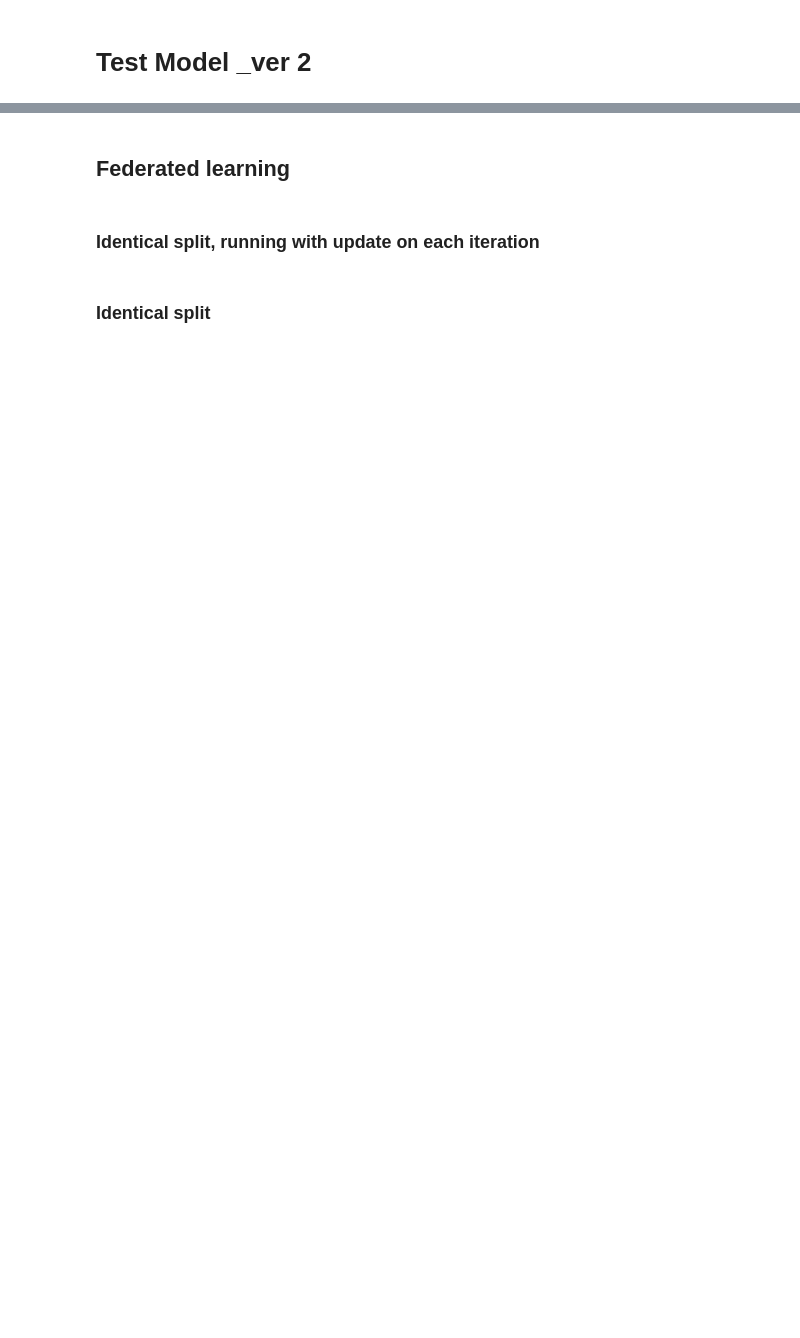
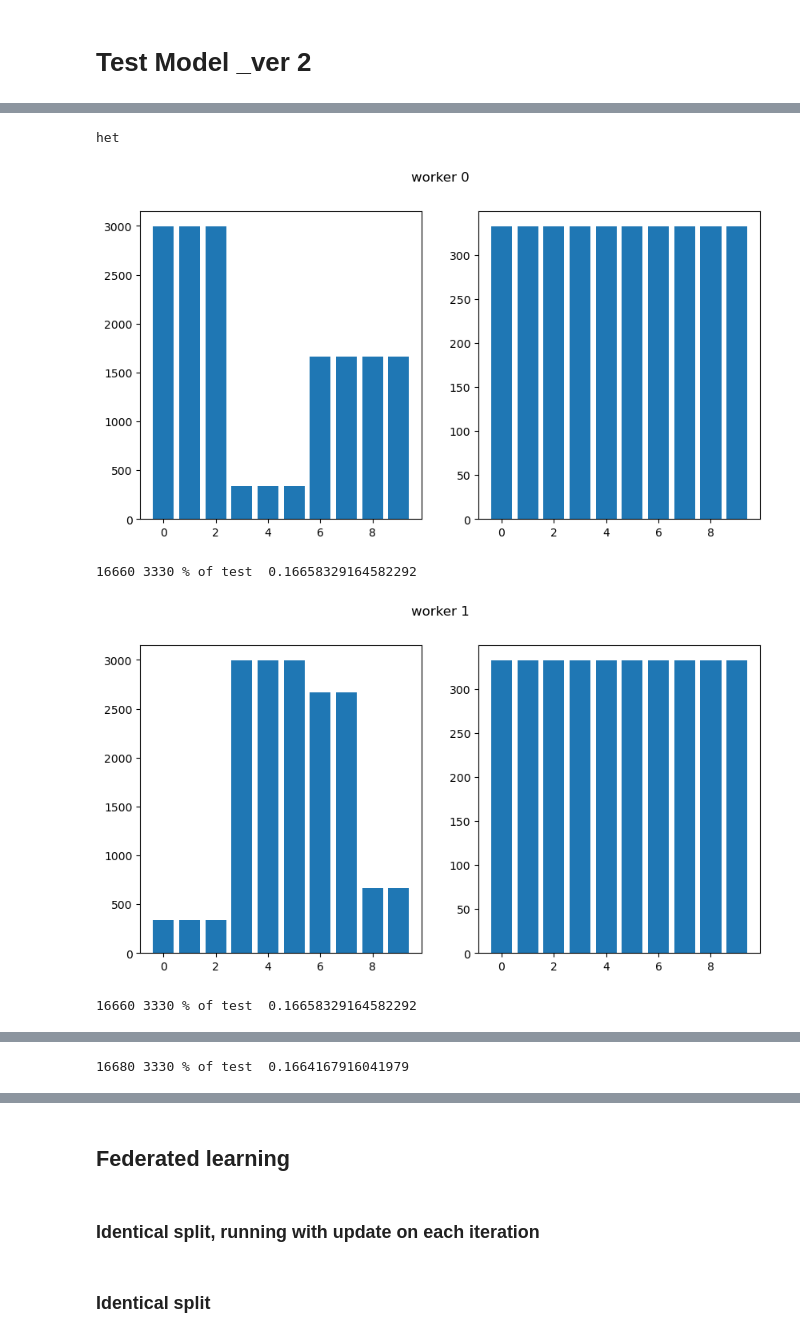
Before and after one commit to Sh41lD4n1n/FederatedLearning, a Jupyter notebook: Reports/kaggle/federatedlearning_n/federatedlearning-n.ipynb, the cells around one changed output, grey strips where cells are left out. Drawn from its saved outputs; the diff is of its cells as text; code cells hidden in the pictures; blank space fills up the shorter version.

Commit message:
add random split

```diff
--- a/Reports/kaggle/federatedlearning_n/federatedlearning-n.ipynb
+++ b/Reports/kaggle/federatedlearning_n/federatedlearning-n.ipynb
@@ -44,0 +56,7 @@ os.chdir("/kaggle/working")
+# %%
+d = Data(split = Data.SPLITS[0],n_workers=3,environment = "")
+d1 = Data(split = Data.SPLITS[1],n_workers=3,environment = "")
+d2 = Data(split = Data.SPLITS[2],n_workers=3,environment = "")
+d3 = Data(split = Data.SPLITS[3],n_workers=3,environment = "")
+d4 = Data(split = "noSplit",n_workers=1,environment = "")
+d5 = Data(split = Data.SPLITS[-1],n_workers=3,environment = "")
@@ -44,0 +76,23 @@ os.chdir("/kaggle/working")
+# %%
+print(Data.SPLITS[0])
+trains,tests = d.get_data()
+
+for i,(train,test) in enumerate(zip(trains,tests)):
+    plt.figure(figsize=(10, 5))
+
+    val,counts = np.unique(train.targets,return_counts = True)
+    val1,counts1 = np.unique(test.targets,return_counts = True)
+
+    plt.subplot(121)
+    plt.bar(val,counts)
+    plt.subplot(122)
+    plt.bar(val1,counts1)
+    plt.suptitle(f"worker {i}")
+    plt.show()
+    print(len(train),len(test),"% of test ",len(test)/(len(train)+len(test)))
+# %% [output]
+het
+[figure, added]
+16660 3330 % of test  0.16658329164582292
+[figure, added]
+16660 3330 % of test  0.16658329164582292
@@ -44,0 +100 @@ os.chdir("/kaggle/working")
+16680 3330 % of test  0.1664167916041979
```
Also changed, not shown: parts of 47 cells of this notebook, 26 other files.
